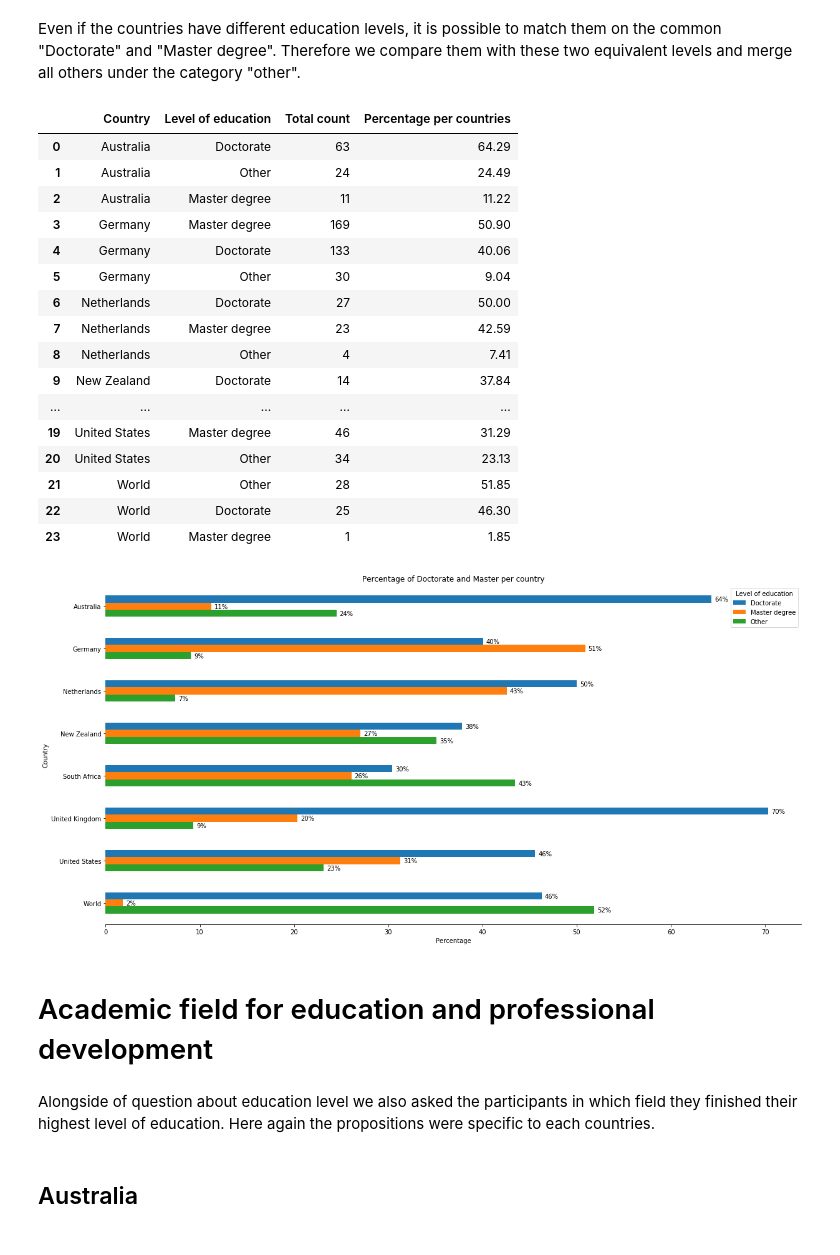
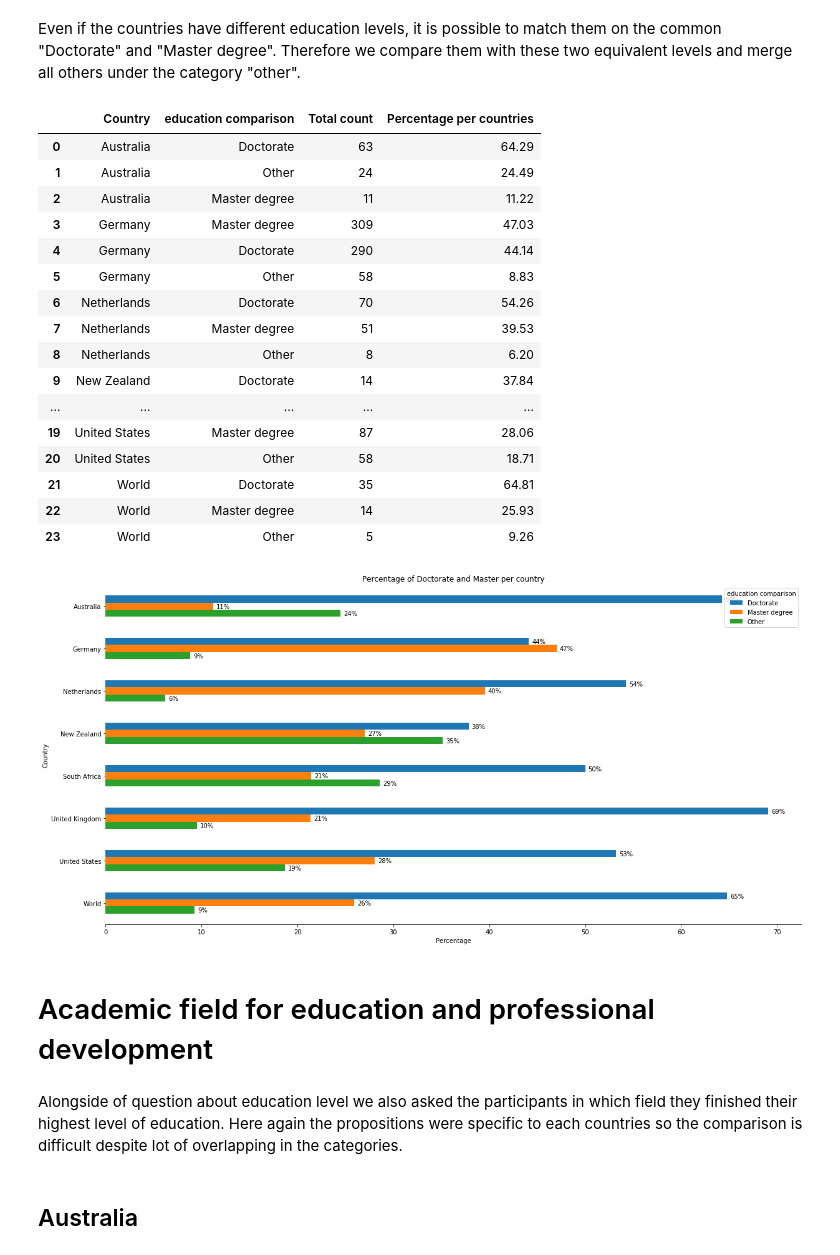
Before and after one commit to softwaresaved/international-survey, a Jupyter notebook: analysis/2018/a. Education and previous formation.ipynb, the cells around one changed output. Saved outputs shown, nothing was run; the diff lists cells and outputs as text; code cells hidden in the pictures.

```diff
--- a/analysis/2018/a. Education and previous formation.ipynb
+++ b/analysis/2018/a. Education and previous formation.ipynb
@@ -112,6 +33,4 @@ But the list of diploma was different for each country. In case of a participant
 # %%
-# Create a separated df for following sections
-df_edu_per_country = df[df['Year'] == 2018][['Country', 'edu1. What is the highest level of education you have attained?']].copy()
-df_edu_per_country.columns = ['Country', 'Education']
+education_column = 'edu1. What is the highest level of education you have attained?'
 # %% [markdown]
 ## Australia
@@ -355,0 +208,19 @@ df_edu
+# %%
+dict_values = {'phd': 'Doctorate',
+               'phd in progress': 'Doctorate',
+               'mphil to phd transfer': 'Doctorate',
+               'dr phil': 'Doctorate',
+               'master of science': 'Master degree',
+               'master': 'Master degree',
+               'masters': 'Master degree',
+               'master in science': 'Master degree',
+               'postgraduate': 'Master degree',
+               'msc': 'Master degree',
+               'bachelors degree': 'Undergraduate degree',
+               'bachelors  in computer science': 'Undergraduate degree',
+               'bachelor': 'Undergraduate degree',
+               'bachelors': 'Undergraduate degree',
+               'nan': np.NaN
+               }
+df.loc[df['Country'] == 'World', education_column] = df.loc[df['Country'] == 'World', education_column].str.replace('.', '').str.replace("'", "").str.replace('degree', '').str.strip().str.lower()
+df.loc[df['Country'] == 'World', education_column] = df.loc[df['Country'] == 'World', education_column].replace(dict_values)
@@ -369,7 +260,7 @@ dict_values = {'PhD': 'Doctorate',
 list_value_to_keep = ['Doctorate', 'Master degree', np.NaN]
 
 # Replace the value in education
-df_edu_per_country['Education'] = df_edu_per_country['Education'].replace(dict_values)
+df['education comparison'] = df[education_column].replace(dict_values)
 
 # Create a new columns if "World" if the country is not in the list
 def merge_edu(x):
@@ -381,10 +272,10 @@ def merge_edu(x):
         return 'Other'
 
 # Apply the function to a new columns
-df_edu_per_country['Level of education'] = df_edu_per_country['Education'].apply(merge_edu)
+df['education comparison'] = df['education comparison'].apply(merge_edu)
 
 # Count the values per countries
-df_edu_comparison = df_edu_per_country.groupby('Country')['Level of education'].value_counts().rename('Total count').reset_index()
+df_edu_comparison = df[['Country', 'education comparison']].groupby('Country')['education comparison'].value_counts().rename('Total count').reset_index()
 
 # Add a percentage of each type of diploma per countries
 df_edu_comparison['Percentage per countries'] = (df_edu_comparison['Total count'] / df_edu_comparison.groupby('Country')['Total count'].transform('sum')*100).round(2)
@@ -392,52 +283,52 @@ df_edu_comparison['Percentage per countries'] = (df_edu_comparison['Total count'
 # Display the results
 df_edu_comparison
 # %% [output]
-|  | Country | Level of education | Total count | Percentage per countries |
+|  | Country | education comparison | Total count | Percentage per countries |
 | 0 | Australia | Doctorate | 63 | 64.29 |
 | 1 | Australia | Other | 24 | 24.49 |
 | 2 | Australia | Master degree | 11 | 11.22 |
-| 3 | Germany | Master degree | 169 | 50.90 |
-| 4 | Germany | Doctorate | 133 | 40.06 |
-| 5 | Germany | Other | 30 | 9.04 |
-| 6 | Netherlands | Doctorate | 27 | 50.00 |
-| 7 | Netherlands | Master degree | 23 | 42.59 |
-| 8 | Netherlands | Other | 4 | 7.41 |
+| 3 | Germany | Master degree | 309 | 47.03 |
+| 4 | Germany | Doctorate | 290 | 44.14 |
+| 5 | Germany | Other | 58 | 8.83 |
+| 6 | Netherlands | Doctorate | 70 | 54.26 |
+| 7 | Netherlands | Master degree | 51 | 39.53 |
+| 8 | Netherlands | Other | 8 | 6.20 |
 | 9 | New Zealand | Doctorate | 14 | 37.84 |
 | ... | ... | ... | ... | ... |
-| 19 | United States | Master degree | 46 | 31.29 |
-| 20 | United States | Other | 34 | 23.13 |
-| 21 | World | Other | 28 | 51.85 |
-| 22 | World | Doctorate | 25 | 46.30 |
-| 23 | World | Master degree | 1 | 1.85 |
+| 19 | United States | Master degree | 87 | 28.06 |
+| 20 | United States | Other | 58 | 18.71 |
+| 21 | World | Doctorate | 35 | 64.81 |
+| 22 | World | Master degree | 14 | 25.93 |
+| 23 | World | Other | 5 | 9.26 |
 # %%
 fig, ax = plt.subplots()
 df_plot = df_edu_comparison.pivot(index='Country',
-                        columns='Level of education',
+                        columns='education comparison',
                         values='Percentage per countries')
 df_plot.plot(kind='barh',
                   title='Percentage of Doctorate and Master per country',
                   grid=False, ax=ax)
 
 ax.set(xlabel="Percentage", ylabel="Country")
 
 ax.invert_yaxis()  # when barh option, the bars are inverted
 ax.spines['top'].set_visible(False)
 ax.spines['right'].set_visible(False)
 ax.spines['left'].set_visible(False)
 for p in ax.patches:
     if int(round(p.get_width())) > 0:
         ax.annotate('{}%'.format(str(int(round(p.get_width())))),
                                  (p.get_x() + p.get_width(), p.get_y()),
                                   xytext=(5, -9),
                                   textcoords='offset points')
 plt.show();
 # %% [output]
-[figure, old version]
+[figure, new version]
 # %% [markdown]
 # Academic field for education and professional development
 # %% [markdown]
 Alongside of question about education level we also asked the participants in which field they finished their highest level of education.
-Here again the propositions were specific to each countries.
+Here again the propositions were specific to each countries so the comparison is difficult despite lot of overlapping in the categories.
 # %%
 # Create a column that merge all education columns
 df_edu_field = df[['Year', 'Country']].copy()
```
Also changed, not shown: parts of 52 cells of this notebook, 4 other files.
